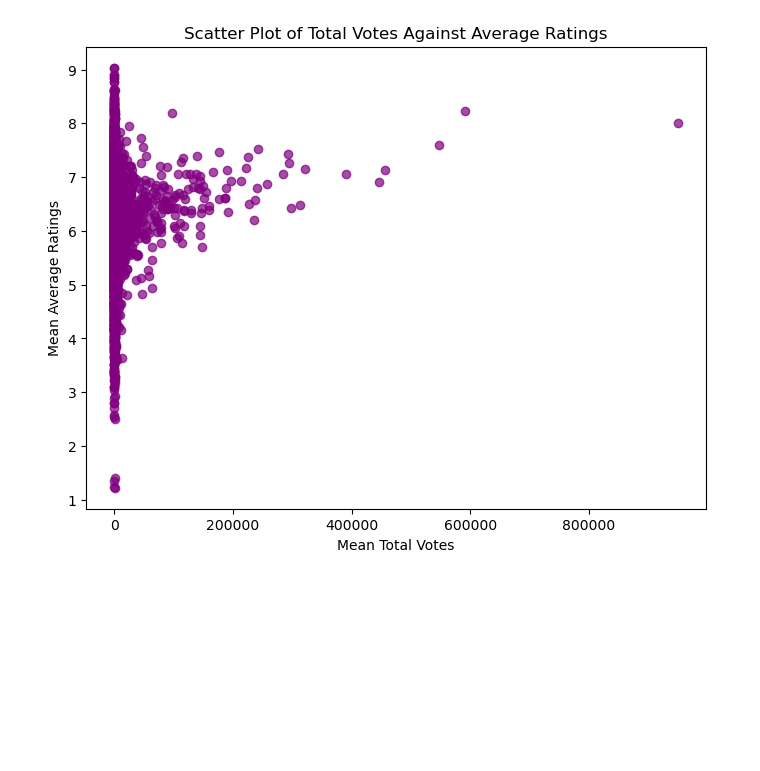
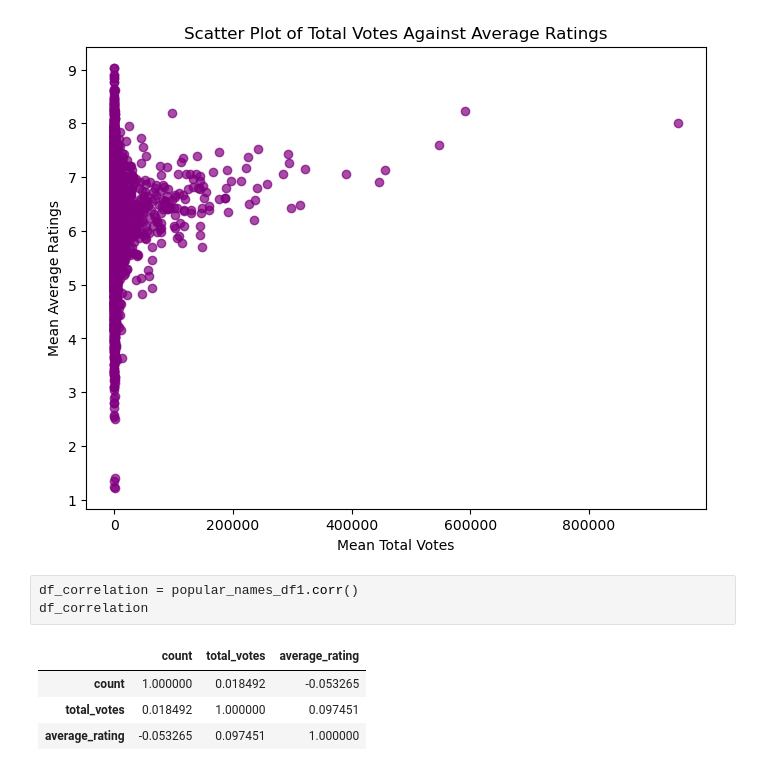
Before and after one commit to AwuorJ/dsc-phase-1-project-v2-3, a Jupyter notebook: student.ipynb, the cells around one changed output. Cells and saved outputs as stored; diff of their text form; blank space fills up the shorter version.

```diff
--- a/student.ipynb
+++ b/student.ipynb
@@ -677,3 +765,11 @@ plt.grid(False)
 plt.show()
 # %% [output]
 [figure]
+# %%
+df_correlation = popular_names_df1.corr()
+df_correlation
+# %% [output]
+|  | count | total_votes | average_rating |
+| count | 1.000000 | 0.018492 | -0.053265 |
+| total_votes | 0.018492 | 1.000000 | 0.097451 |
+| average_rating | -0.053265 | 0.097451 | 1.000000 |
```
Also changed, not shown: parts of 20 cells of this notebook.
